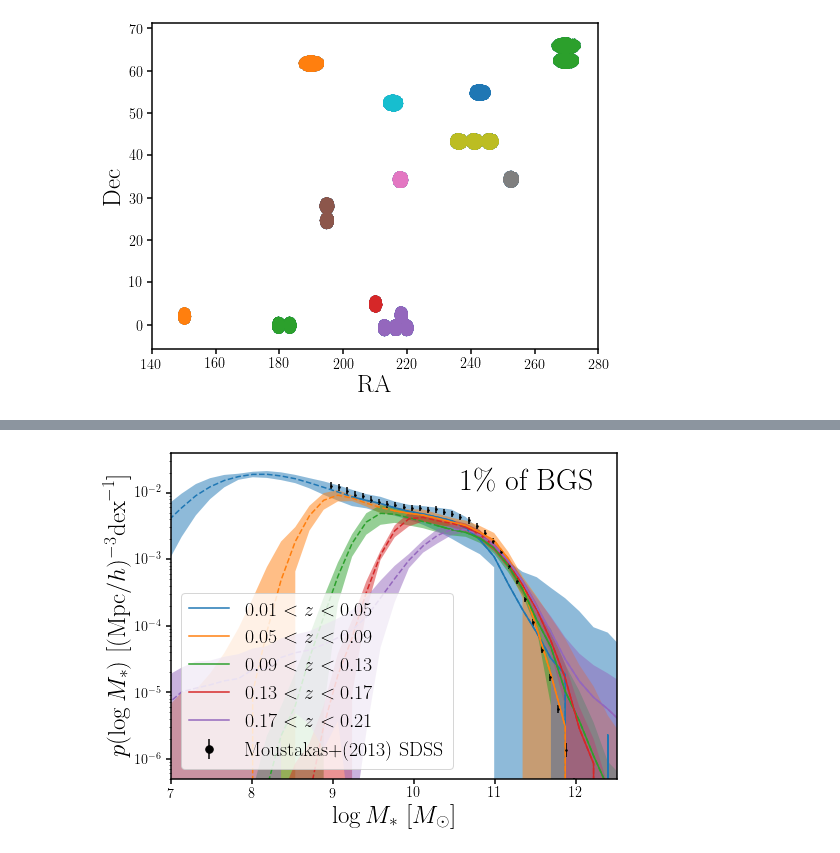
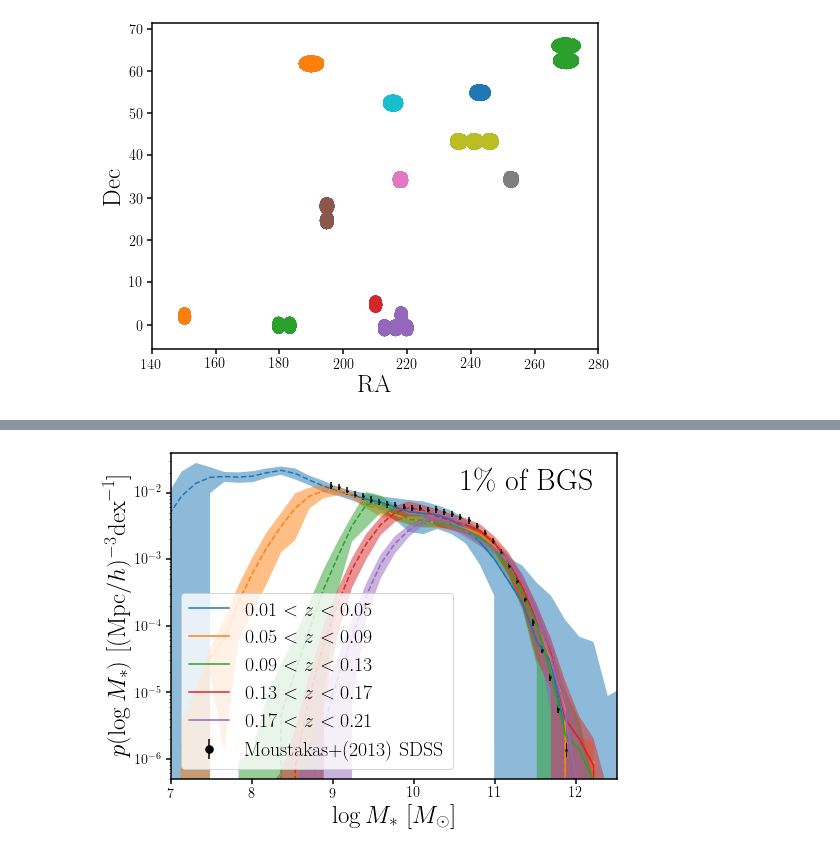
Before and after one commit to changhoonhahn/gapos, a Jupyter notebook: nb/smf_all.ipynb, the cells around one changed output, grey strips where cells are left out. Saved outputs shown, nothing was run; the diff lists cells and outputs as text; code cells hidden in the pictures.

```diff
--- a/nb/smf_all.ipynb
+++ b/nb/smf_all.ipynb
@@ -170,11 +135,11 @@ plt.show()
 # estimate $p(M_* | \{x_i, z_i \})$ in $z$ bins --- correctly
 # %%
 class GaussianMixtureModel(nn.Module):
-    def __init__(self, n_components: int=2):
+    def __init__(self, n_components: int=2, mmin=7., mmax=13.):
         super().__init__()
         logweights = torch.zeros(n_components, )
-        means   = torch.randn(n_components, ) + 10.
-        logstdevs  = 0.1 * torch.tensor(np.random.randn(n_components, ))
+        means   = (mmax-mmin)*torch.rand(n_components, ) + mmin
+        logstdevs  = 0.1*torch.tensor(np.random.uniform(size=n_components)) - 1.
         self.logweights = torch.nn.Parameter(logweights)
         self.means   = torch.nn.Parameter(means)
         self.logstdevs  = torch.nn.Parameter(logstdevs)
@@ -195,7 +160,6 @@ class GaussianMixtureModel(nn.Module):
         mix  = D.Categorical(torch.exp(self.logweights))
         comp = D.Normal(self.means, torch.exp(self.logstdevs))
         gmm  = D.MixtureSameFamily(mix, comp)
-
         return gmm.sample(N)
 
 
@@ -354,7 +323,7 @@ for i, zmin, zmax in zip(range(4), zmins, zmaxs):
     w_import *= bgs['provabgs_w_zfail'].data * bgs['provabgs_w_fibassign']
 
     #psmf_model = best_models_z[i]
-    psmf_model = torch.load(os.path.join(dat_dir, 'psmf.gmm.bgs_all.z%.2f_%.2f.best.pt' % (zmin, zmax)), map_location=device)
+    psmf_model = torch.load(os.path.join(dat_dir, 'psmf.gmm.bgs_any.z%.2f_%.2f.best.pt' % (zmin, zmax)), map_location=device)
     with torch.no_grad():
         post_prime = psmf_model.sample((10000,))
 
@@ -385,7 +354,7 @@ fig = plt.figure(figsize=(8,6))
 sub = fig.add_subplot(111)
 for i, zmin, zmax in zip(range(4), zmins, zmaxs):
     # Vmax based importance weights
-    zlim = (bgs['Z_HP'].data > zmin) & (bgs['Z_HP'].data < zmax)
+    zlim = (bgs['Z_HP'].data > zmin) & (bgs['Z_HP'].data < zmax) & (bgs['provabgs_w_zfail'].data > 0)
 
     v_zmin = Planck13.comoving_volume(zmin).value * Planck13.h**3 * f_area # (Mpc/h)^3
     v_zmax = Planck13.comoving_volume(zmax).value * Planck13.h**3 * f_area# (Mpc/h)^3
@@ -396,7 +365,7 @@ for i, zmin, zmax in zip(range(4), zmins, zmaxs):
     # calculate normalization
     norm = np.sum(w_import[zlim]) / (v_zmax - v_zmin)
     #psmf_model = best_models_z[i]
-    psmf_model = torch.load(os.path.join(dat_dir, 'psmf.gmm.bgs_bright.z%.2f_%.2f.best.pt' % (zmin, zmax)), map_location=device)
+    psmf_model = torch.load(os.path.join(dat_dir, 'psmf.gmm.bgs_any.z%.2f_%.2f.best.pt' % (zmin, zmax)), map_location=device)
     with torch.no_grad():
         post_prime = psmf_model.sample((100000,))
 
@@ -561,7 +542,7 @@ sub = fig.add_subplot(111)
 for i, zmin, zmax in zip(range(5), zmins, zmaxs):
     # calculate normalization
     # Vmax based importance weights
-    zlim = (bgs['Z_HP'].data > zmin) & (bgs['Z_HP'].data < zmax)
+    zlim = (bgs['Z_HP'].data > zmin) & (bgs['Z_HP'].data < zmax) & (bgs['provabgs_w_zfail'].data > 0)
 
     v_zmin = Planck13.comoving_volume(zmin).value * Planck13.h**3 * f_area # (Mpc/h)^3
     v_zmax = Planck13.comoving_volume(zmax).value * Planck13.h**3 * f_area# (Mpc/h)^3
@@ -571,7 +552,7 @@ for i, zmin, zmax in zip(range(5), zmins, zmaxs):
 
     # calculate normalization
     norm = np.sum(w_import[zlim]) / (v_zmax - v_zmin)
-    psmf_model = torch.load(os.path.join(dat_dir, 'psmf.gmm.bgs_bright.z%.2f_%.2f.best.pt' % (zmin, zmax)),
+    psmf_model = torch.load(os.path.join(dat_dir, 'psmf.gmm.bgs_any.z%.2f_%.2f.best.pt' % (zmin, zmax)),
                             map_location=device)
     with torch.no_grad():
         post_prime = psmf_model.sample((100000,))
@@ -582,10 +563,10 @@ for i, zmin, zmax in zip(range(5), zmins, zmaxs):
     h_jack = []
     for i_jack, field, A_field in zip(range(len(fields)), fields, A_fields):
         # calculate normalization
-        zlim = (bgs['Z_HP'].data > zmin) & (bgs['Z_HP'].data < zmax) & ~field
+        zlim = (bgs['Z_HP'].data > zmin) & (bgs['Z_HP'].data < zmax) & ~field & (bgs['provabgs_w_zfail'].data > 0)
         norm = np.sum(w_import[zlim]) / ((v_zmax - v_zmin) / f_area * (A_field/(4.*np.pi*(180/np.pi)**2)))
 
-        fgmm = os.path.join(dat_dir, 'psmf.gmm.bgs_bright.z%.2f_%.2f.jack%i.best.pt' % (zmin, zmax, i_jack))
+        fgmm = os.path.join(dat_dir, 'psmf.gmm.bgs_any.z%.2f_%.2f.jack%i.best.pt' % (zmin, zmax, i_jack))
         psmf_model = torch.load(fgmm, map_location=device)
         with torch.no_grad():
             post_prime = psmf_model.sample((100000,))
@@ -598,32 +579,32 @@ for i, zmin, zmax in zip(range(5), zmins, zmaxs):
     #for h_j in h_jack:
     #    sub.plot(0.5*(be[:-1] + be[1:]), h_j, c='C%i' % i, ls='--')
     sig_jack = np.sqrt(float(len(fields)-1)/float(len(fields)) * np.sum((h_jack - np.mean(h_jack, axis=0))**2, axis=0))
         #_ = sub.hist(np.array(post_prime.detach().cpu()), range=(6., 13.), bins=40,
         #             color='C%i' % i, histtype='step', linewidth=1)
     #sub.errorbar(0.5*(be[:-1] + be[1:]), h, yerr=sig_jack, c='C%i' % i)
 
-    np.savetxt(os.path.join(dat_dir, 'psmf.sv3.bgs_bright.z%.2f_%.2f.dat' % (zmin, zmax)),
+    np.savetxt(os.path.join(dat_dir, 'psmf.sv3.bgs_any.z%.2f_%.2f.dat' % (zmin, zmax)),
               np.array([0.5*(be[:-1] + be[1:]), h, sig_jack]).T,
               header='log stellar mass completeness limit %.2f' % mlim[2*i+1])
 
     sub.plot(0.5*(be[:-1] + be[1:]), h, color='C%i' % i, ls='--')
     sub.plot(0.5*(be[:-1] + be[1:])[be[:-1] > mlim[2*i+1]], h[be[:-1] > mlim[2*i+1]], c='C%i' % i, ls='-')
     sub.fill_between(0.5*(be[:-1] + be[1:]), h-sig_jack, h+sig_jack, color='C%i' % i, edgecolor='none', alpha=0.5)
     sub.plot([], [], c='C%i' % i, label='$%.2f < z < %.2f$' % (zmin, zmax))
 
     #sub.step(be[:-1], h, where='pre', color='C%i' % i, linestyle='--')
     #sub.step(be[:-1][be[:-1] > mlim[2*i+1]], h[be[:-1] > mlim[2*i+1]], where='pre', color='C%i' % i, linestyle='-')
 sub.errorbar(m13_logms, 10**m13_logsmf,
              yerr=[10**m13_logsmf - 10**(m13_logsmf - m13_logsmf_sig), 10**(m13_logsmf + m13_logsmf_sig) - 10**m13_logsmf],
              fmt='.k', markersize=3, label='Moustakas+(2013) SDSS')
 
 sub.legend(loc='lower left', fontsize=20, markerscale=5, frameon=True)
 sub.set_xlabel(r'$\log M_*$  [$M_\odot$]', fontsize=25)
 sub.set_xlim(7., 12.5)
 sub.set_ylabel(r'$p(\log M_*)$  [$({\rm Mpc}/h)^{-3}{\rm dex}^{-1}$]', fontsize=25)
 sub.set_yscale('log')
 sub.set_ylim(5e-7, 4e-2)
 sub.text(0.95, 0.95, r'1\% of BGS', ha='right', va='top', fontsize=30, transform=sub.transAxes)
 plt.show()
 # %% [output]
-[figure, old version]
+[figure, new version]
```
Also changed, not shown: parts of 21 cells of this notebook, 1 other file.
